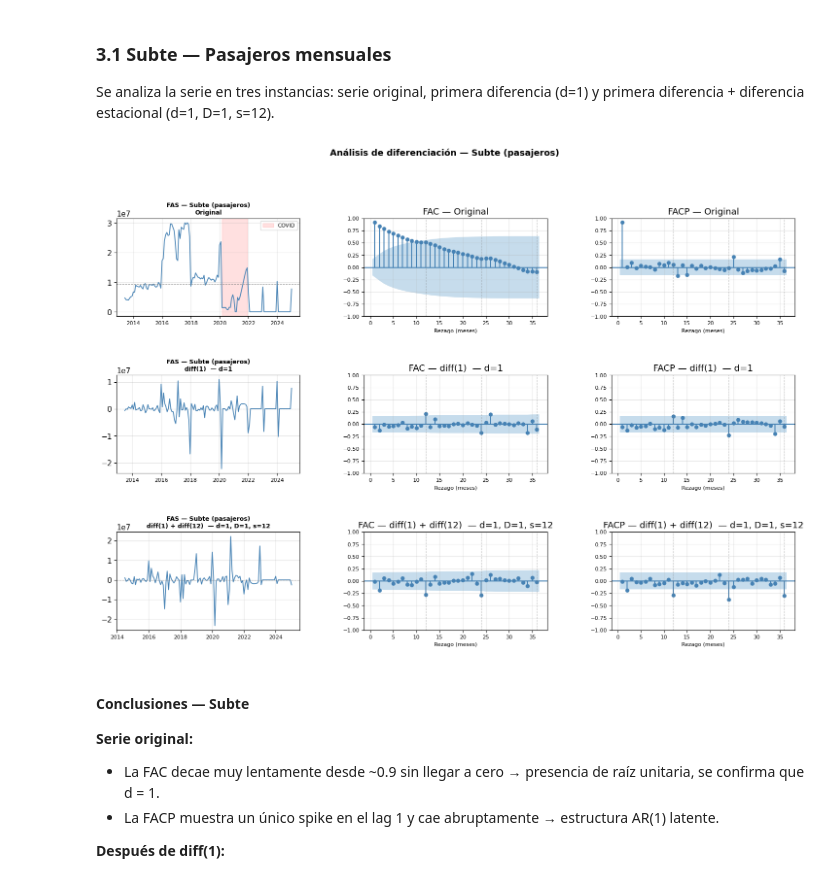
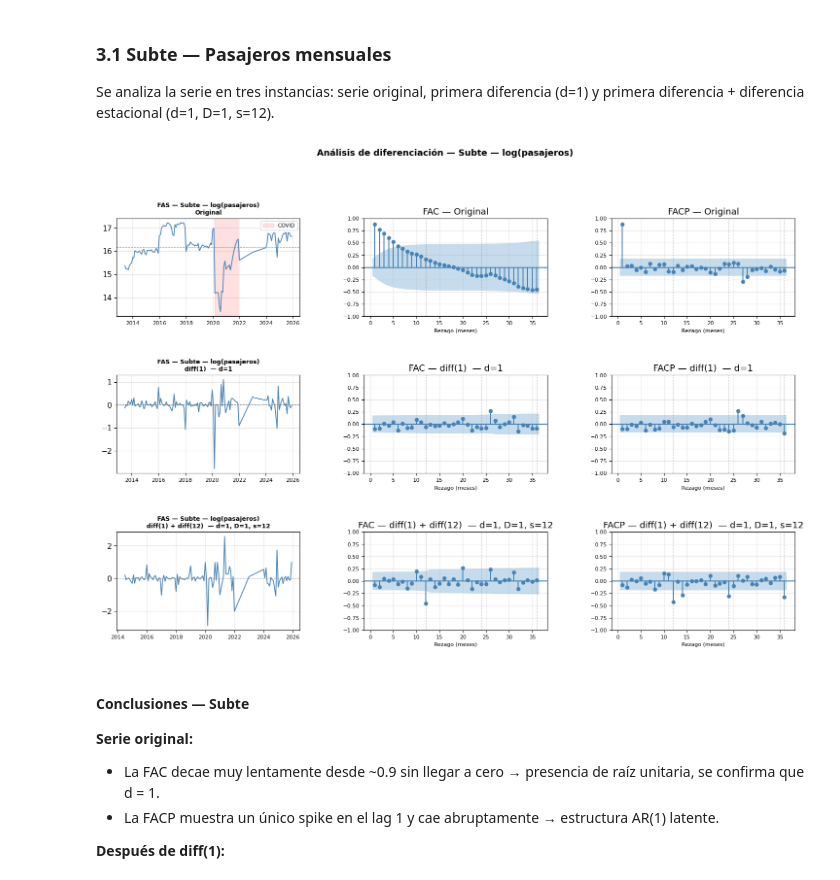
Before and after one commit to giulialvaro/AST-movilidad-BA, a Jupyter notebook: Archivos finales/tp1-AST-movilidad-urbana.ipynb, the cells around one changed output. Drawn from its saved outputs; the diff is of its cells as text; code cells hidden in the pictures.

```diff
--- a/Archivos finales/tp1-AST-movilidad-urbana.ipynb
+++ b/Archivos finales/tp1-AST-movilidad-urbana.ipynb
@@ -840,67 +790,9 @@ Las bandas de confianza en la FAC y FACP corresponden a ±1.96/√T (nivel 95%).
 
 Se analiza la serie en tres instancias: serie original, primera diferencia (d=1) y primera diferencia + diferencia estacional (d=1, D=1, s=12).
 # %%
-def plot_diferenciacion(serie, nombre, color='steelblue', lags=36):
-    """
-    Grafica en 3 filas:
-      Fila 1 — Serie original    + FAC + FACP
-      Fila 2 — diff(1)           + FAC + FACP
-      Fila 3 — diff(1) + diff(12)+ FAC + FACP
-    """
-    s0  = serie.dropna()
-    s1  = s0.diff(1).dropna()
-    s12 = s1.diff(12).dropna()
-
-    etapas = [
-        (s0,  'Original'),
-        (s1,  'diff(1)  — d=1'),
-        (s12, 'diff(1) + diff(12)  — d=1, D=1, s=12'),
-    ]
-
-    fig, axes = plt.subplots(3, 3, figsize=(18, 11),
-                              gridspec_kw={'wspace': 0.35, 'hspace': 0.6})
-
-    for row, (s, etiqueta) in enumerate(etapas):
-        # ── Col 0: serie ────────────────────────────────────────────
-        ax0 = axes[row, 0]
-        ax0.plot(s.index, s.values, color=color, lw=1.3)
-        if row == 0:
-            ax0.axvspan(COVID_START, COVID_END, color='red', alpha=0.12, label='COVID')
-            ax0.legend(fontsize=8)
-        ax0.axhline(s.mean(), color='grey', lw=0.8, ls='--', alpha=0.7)
-        ax0.set_title(f'FAS — {nombre}\n{etiqueta}', fontweight='bold', fontsize=9)
-        ax0.xaxis.set_major_formatter(mdates.DateFormatter('%Y'))
-        ax0.xaxis.set_major_locator(mdates.YearLocator(2))
-        ax0.tick_params(axis='x', labelsize=8)
-
-        # ── Col 1: FAC ──────────────────────────────────────────────
-        ax1 = axes[row, 1]
-        plot_acf(s, lags=lags, ax=ax1, color=color,
-                 vlines_kwargs={'colors': color}, alpha=0.05, zero=False,
-                 title=f'FAC — {etiqueta}')
-        for lag in [12, 24, 36]:
-            ax1.axvline(lag, color='grey', lw=0.8, ls='--', alpha=0.5)
-        ax1.set_xlabel('Rezago (meses)', fontsize=8)
-        ax1.tick_params(labelsize=8)
-
-        # ── Col 2: FACP ─────────────────────────────────────────────
-        ax2 = axes[row, 2]
-        plot_pacf(s, lags=lags, ax=ax2, color=color,
-                  vlines_kwargs={'colors': color}, alpha=0.05, zero=False,
-                  method='ywm', title=f'FACP — {etiqueta}')
-        for lag in [12, 24, 36]:
-            ax2.axvline(lag, color='grey', lw=0.8, ls='--', alpha=0.5)
-        ax2.set_xlabel('Rezago (meses)', fontsize=8)
-        ax2.tick_params(labelsize=8)
-
-    plt.suptitle(f'Análisis de diferenciación — {nombre}',
-                 fontsize=13, fontweight='bold', y=1.01)
-    plt.show()
-
-
-plot_diferenciacion(df['pasajeros_subte'], 'Subte (pasajeros)', color='steelblue')
+plot_diferenciacion(df['log_subte'],  'Subte — log(pasajeros)',    color='steelblue')
 # %% [output]
-[figure, old version]
+[figure, new version]
 # %% [markdown]
 #### Conclusiones — Subte
 
```
Also changed, not shown: parts of 26 cells of this notebook, 1 other file.
